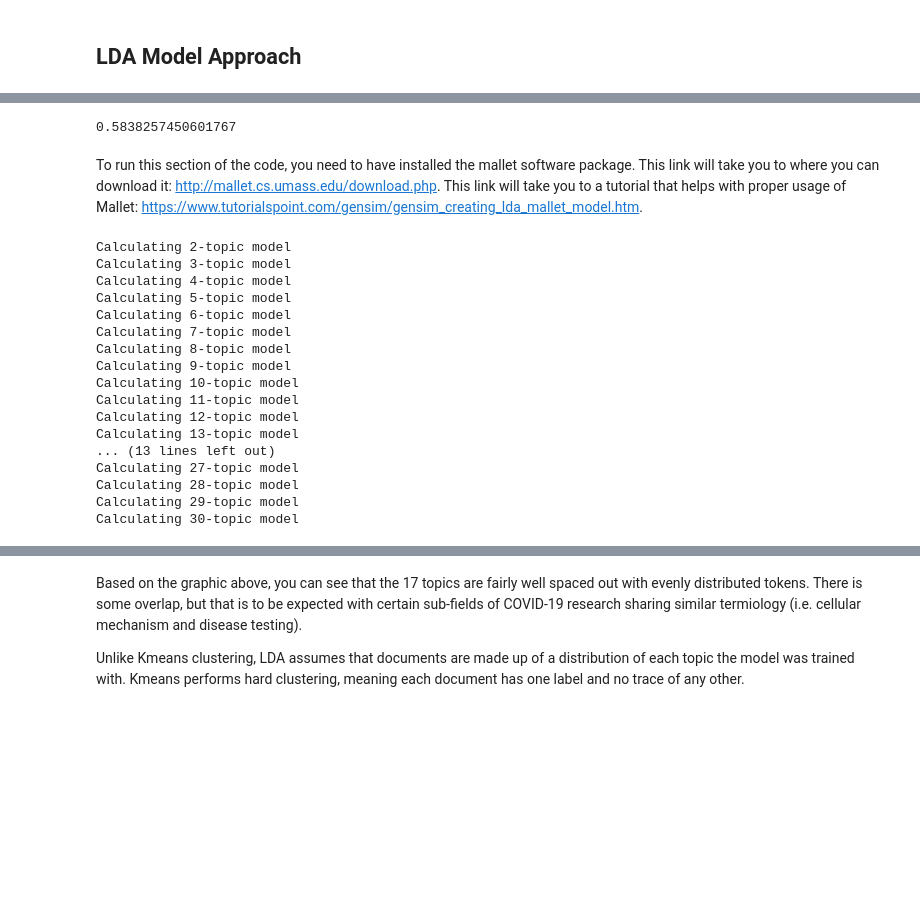
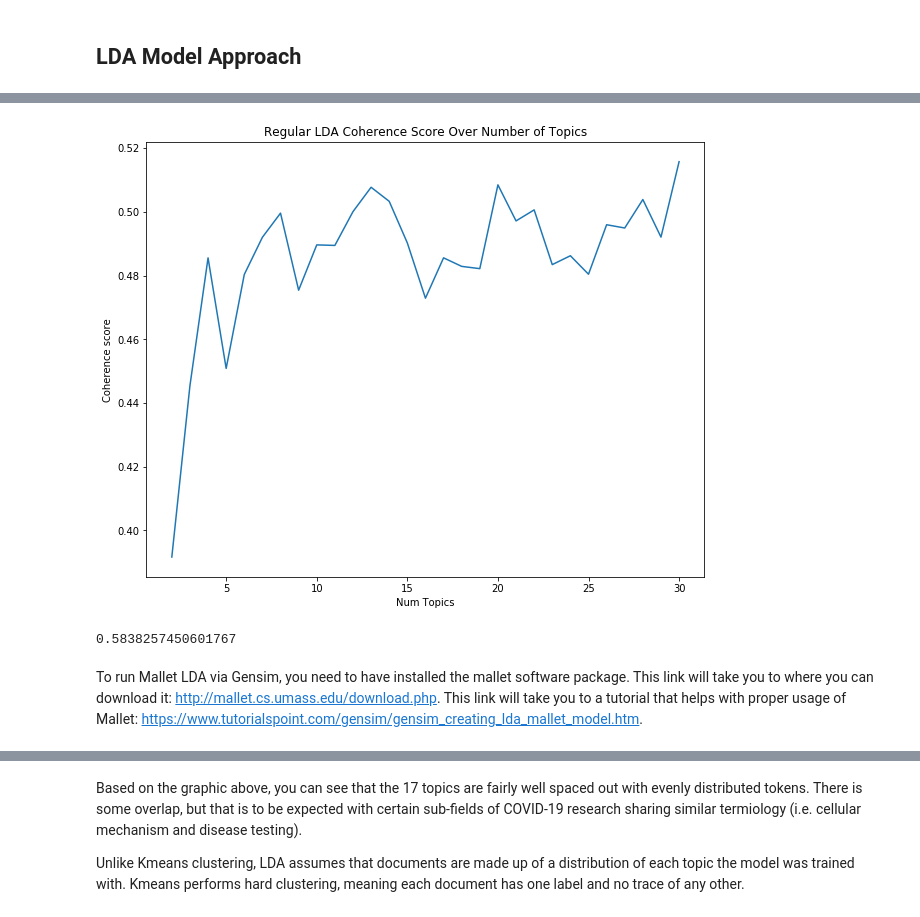
Before and after one commit to jongfranco/covid19_research-1, a Jupyter notebook: paper_abstract_modeling.ipynb, the cells around one changed output, grey strips where cells are left out. Saved outputs shown, nothing was run; the diff lists cells and outputs as text; code cells hidden in the pictures; blank space fills up the shorter version.

```diff
--- a/paper_abstract_modeling.ipynb
+++ b/paper_abstract_modeling.ipynb
@@ -436,3 +496,20 @@ dictionary.save('dictionary.gensim')
+# %%
+#Reading in the pickle file containing graphable coherence values
+f = open('coherence_reg.pckl', 'rb')
+coherence_values = pickle.load(f)
+f.close()
+
+#Graph of Mallet LDA coherence values as number of topics increases
+x = range(start, stop, step)
+plt.figure(figsize=(10, 8))
+plt.plot(x, coherence_values)
+plt.xlabel("Num Topics")
+plt.ylabel("Coherence score")
+plt.title("Regular LDA Coherence Score Over Number of Topics");
+plt.show()
+#plt.legend(("coherence_values"), loc='best')
+# %% [output]
+[figure, added]
 # %%
 #Regular Gensim LDA model with gridsearch ideal parameters
 
@@ -445,33 +522,9 @@ coherence_model_lda.get_coherence()
 # %% [output]
 0.5838257450601767
 # %% [markdown]
-To run this section of the code, you need to have installed the mallet software package. This link will take you to where you can download it: http://mallet.cs.umass.edu/download.php. This link will take you to a tutorial that helps with proper usage of Mallet: https://www.tutorialspoint.com/gensim/gensim_creating_lda_mallet_model.htm.
+To run Mallet LDA via Gensim, you need to have installed the mallet software package. This link will take you to where you can download it: http://mallet.cs.umass.edu/download.php. This link will take you to a tutorial that helps with proper usage of Mallet: https://www.tutorialspoint.com/gensim/gensim_creating_lda_mallet_model.htm.
 # %%
 #Mallet implementation of gensim LDA with ideal number of topics
 os.environ.update({'MALLET_HOME':r'C:/Users/USER/Documents/Misc/covid19_research/mallet-2.0.8/'})
 
 mallet_path = 'C:/Users/USER/Documents/Misc/covid19_research/mallet-2.0.8/bin/mallet'
-# %%
-# Can take a long time to run.
-start=2; stop=30; step=1;
-stop += 1
-model_list, coherence_values = compute_coherence_values(dictionary=dictionary,corpus=corpus,texts=cleaned_abstracts,start=start,stop=stop,\
-                                                        step=step)
-# %% [output]
-Calculating 2-topic model
-Calculating 3-topic model
-Calculating 4-topic model
-Calculating 5-topic model
-Calculating 6-topic model
-Calculating 7-topic model
-Calculating 8-topic model
-Calculating 9-topic model
-Calculating 10-topic model
-Calculating 11-topic model
-Calculating 12-topic model
-Calculating 13-topic model
-... (13 lines left out)
-Calculating 27-topic model
-Calculating 28-topic model
-Calculating 29-topic model
-Calculating 30-topic model
```
Also changed, not shown: parts of 39 cells of this notebook.
